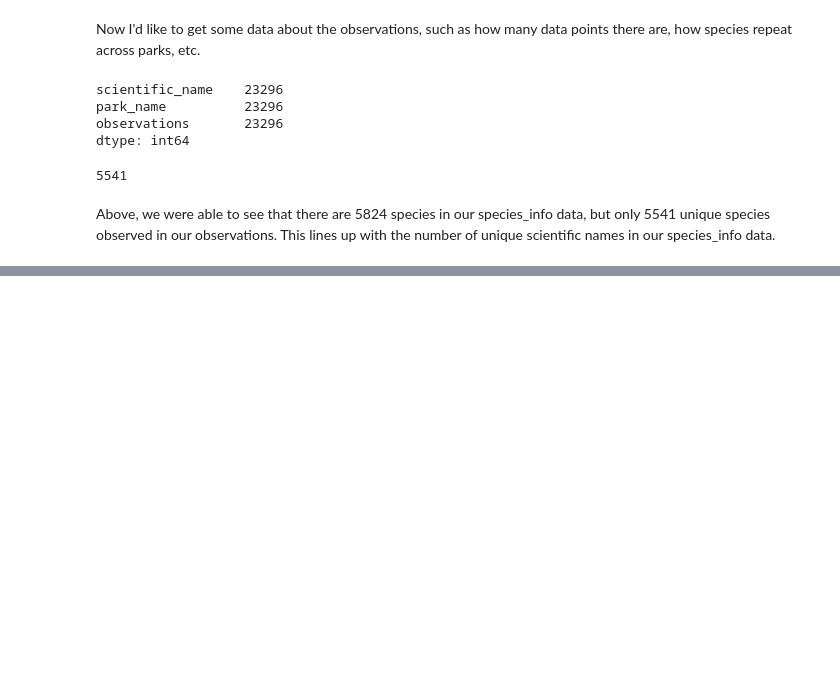
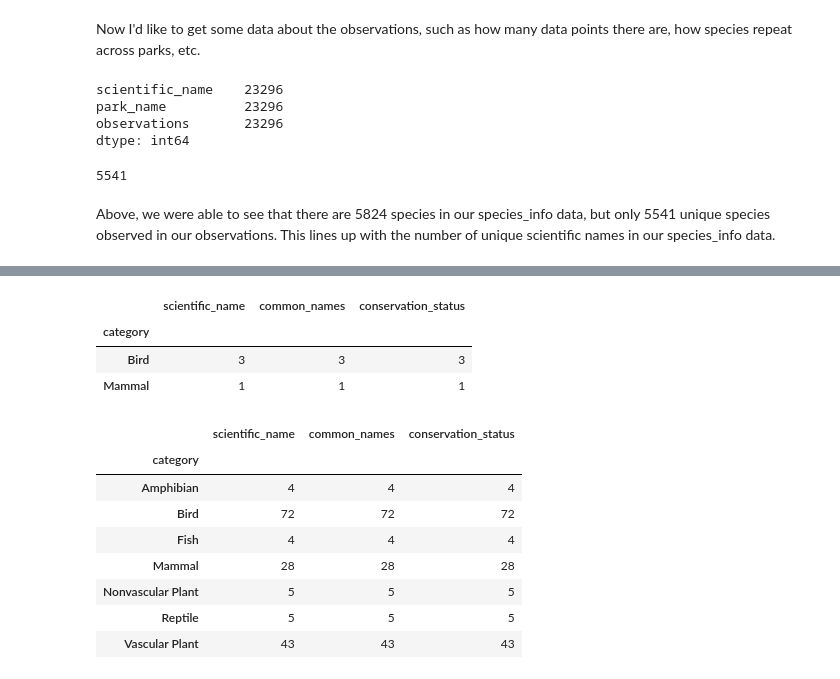
Before and after one commit to biwwlybam/biodiversity-project, a Jupyter notebook: biodiversity.ipynb, the cells around one changed output, grey strips where cells are left out. Saved outputs shown, nothing was run; the diff lists cells and outputs as text; code cells hidden in the pictures; blank space fills up the shorter version.

```diff
--- a/biodiversity.ipynb
+++ b/biodiversity.ipynb
@@ -84,0 +97,21 @@ Above, we were able to see that there are 5824 species in our species_info data,
+# %%
+recovery_df = species.loc[species['conservation_status'] == 'In Recovery']
+recovery_df.groupby('category').count()
+# %% [output]
+|  | scientific_name | common_names | conservation_status |
+| category |  |  |  |
+| Bird | 3 | 3 | 3 |
+| Mammal | 1 | 1 | 1 |
+# %%
+soc_df = species.loc[species['conservation_status'] == 'Species of Concern']
+soc_df.groupby('category').count()
+# %% [output]
+|  | scientific_name | common_names | conservation_status |
+| category |  |  |  |
+| Amphibian | 4 | 4 | 4 |
+| Bird | 72 | 72 | 72 |
+| Fish | 4 | 4 | 4 |
+| Mammal | 28 | 28 | 28 |
+| Nonvascular Plant | 5 | 5 | 5 |
+| Reptile | 5 | 5 | 5 |
+| Vascular Plant | 43 | 43 | 43 |
```
Also changed, not shown: parts of 10 cells of this notebook, 1 other file.
